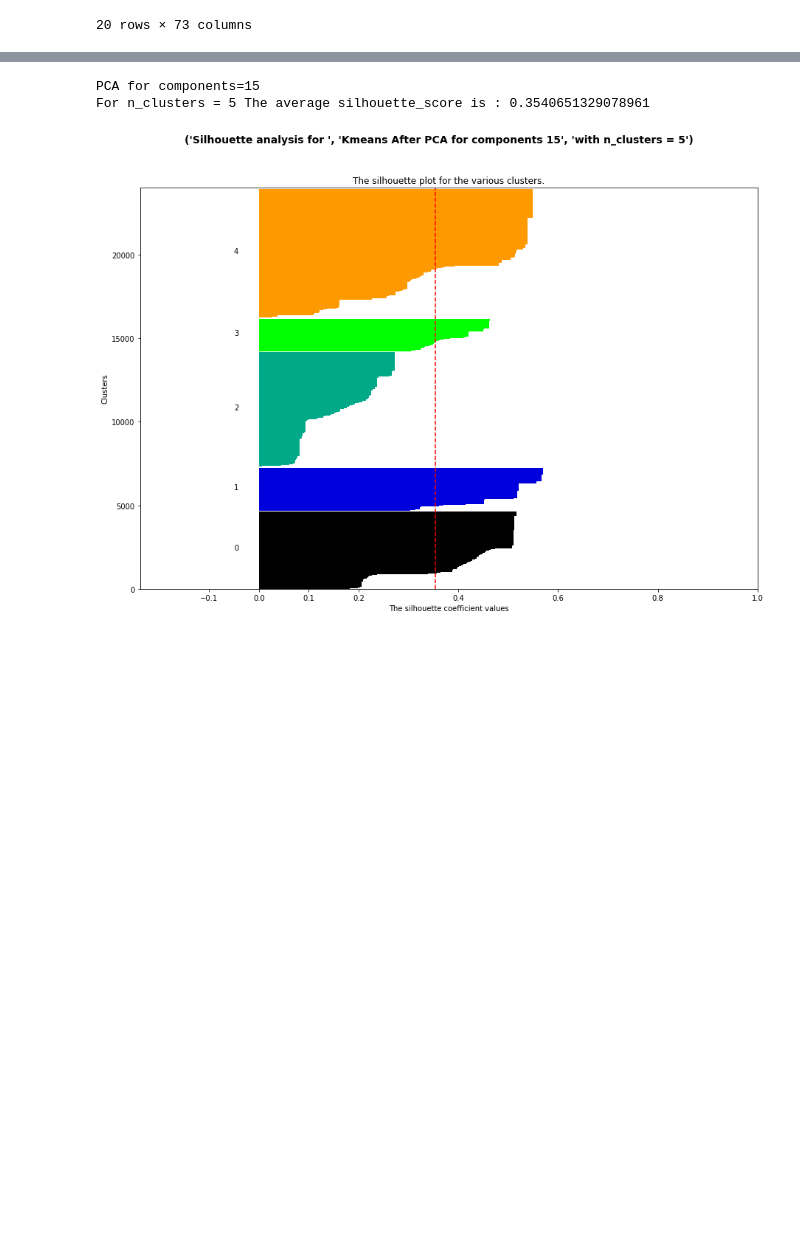
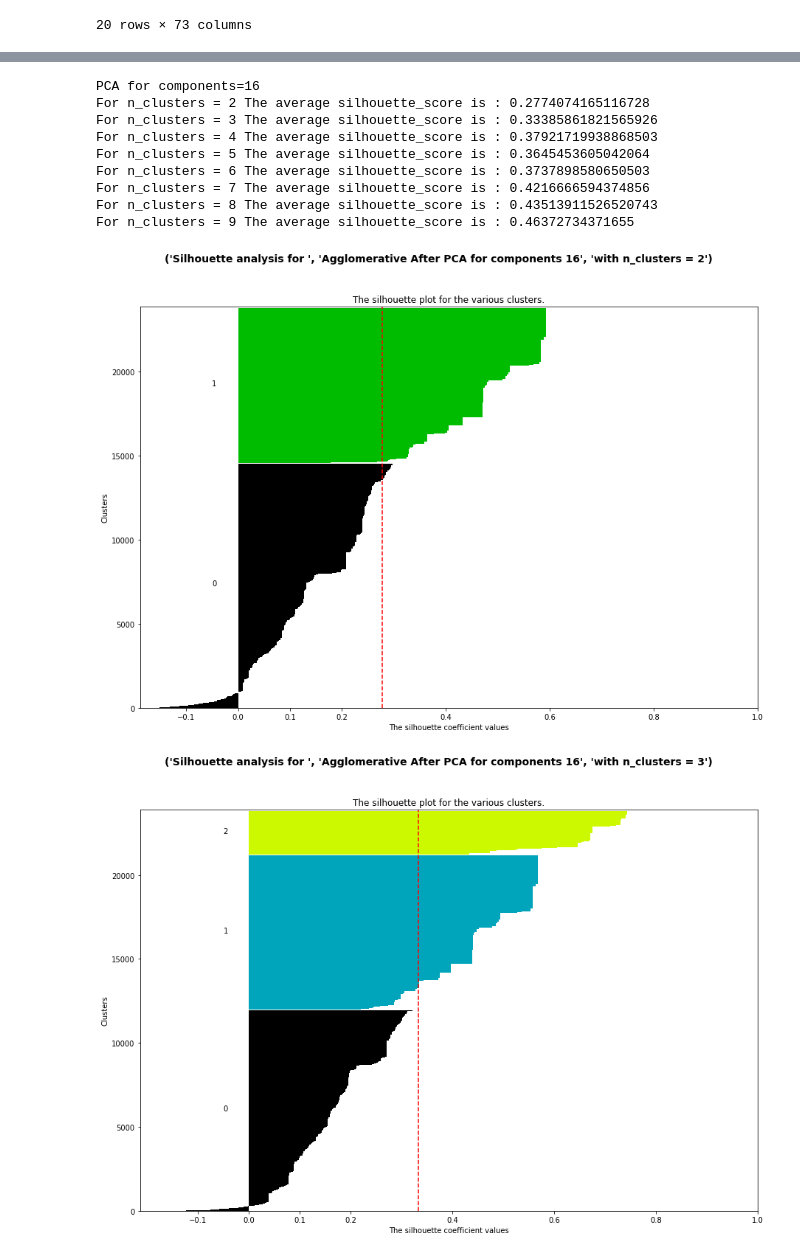
Before and after one commit to LucioBolatti/RecSys22-UB, a Jupyter notebook: clustering_features.ipynb, the cells around one changed output, grey strips where cells are left out. Drawn from its saved outputs; the diff is of its cells as text; code cells hidden in the pictures; blank space fills up the shorter version.

Commit message:
Add new methods of clustering + PCA Analysis TEST

```diff
--- a/clustering_features.ipynb
+++ b/clustering_features.ipynb
@@ -62,6 +64,8 @@ features_scaled.head(20)
 | 18 | -0.203153 | -0.324182 | 1.242743 | 0.79255 | 1.223496 | -0.286060 | 0.400516 | 3.327901 | -0.076265 | 4.417204 | ... | ... |
 | 19 | -0.203153 | 3.084690 | -0.804672 | -1.26175 | -0.817330 | -0.286060 | -2.496777 | -0.300490 | -0.076265 | -0.226388 | ... | ... |
 20 rows × 73 columns
+# %%
+features_scaled = features_ones
 # %%
 # Uso del metodo del codo para encontrar el número óptimo de clusters
 import matplotlib.pyplot as plt
@@ -223,17 +178,32 @@ for components = 19
+# %%
+reduced_cluster_labels=kmeans_red_pca.fit_predict(df_reduced)
+centers_km=kmeans_red_pca.cluster_centers_
+silhouette_analysis(df_reduced,reduced_cluster_labels,n_clust,'Kmeans','Kmeans After PCA for components %d' %n_comp)
 # %%
 #running PCA with kmeans
-for n_comp in [15]:
+
+from sklearn.decomposition import PCA
+
+for n_comp in [16]:
     print("PCA for components=%d"%n_comp)
     pca_km=PCA(n_components=n_comp)
     df_reduced=pca_km.fit_transform(features_scaled)
 
 
-    for n_clust in [5]:
+    for n_clust in range(2,10):
         kmeans_red_pca=KMeans(n_clusters=n_clust)
         reduced_cluster_labels=kmeans_red_pca.fit_predict(df_reduced)
         centers_km=kmeans_red_pca.cluster_centers_
-        silhouette_analysis(df_reduced,reduced_cluster_labels,n_clust,'Kmeans','Kmeans After PCA for components %d' %n_comp)
+        silhouette_analysis(df_reduced,reduced_cluster_labels,n_clust,'Agglomerative','Agglomerative After PCA for components %d' %n_comp)
 # %% [output]
-PCA for components=15
-For n_clusters = 5 The average silhouette_score is : 0.3540651329078961
+PCA for components=16
+For n_clusters = 2 The average silhouette_score is : 0.2774074165116728
+For n_clusters = 3 The average silhouette_score is : 0.33385861821565926
+For n_clusters = 4 The average silhouette_score is : 0.37921719938868503
+For n_clusters = 5 The average silhouette_score is : 0.3645453605042064
+For n_clusters = 6 The average silhouette_score is : 0.3737898580650503
+For n_clusters = 7 The average silhouette_score is : 0.4216666594374856
+For n_clusters = 8 The average silhouette_score is : 0.43513911526520743
+For n_clusters = 9 The average silhouette_score is : 0.46372734371655
-[figure, old version]
+[figure, new version]
+[figure, added]
```
Also changed, not shown: parts of 22 cells of this notebook, 2 other files.
